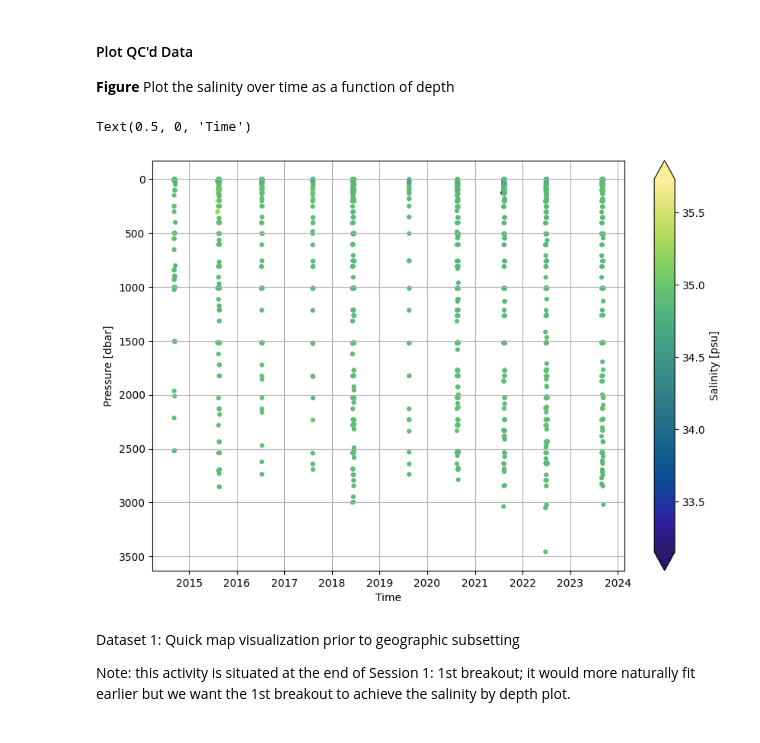
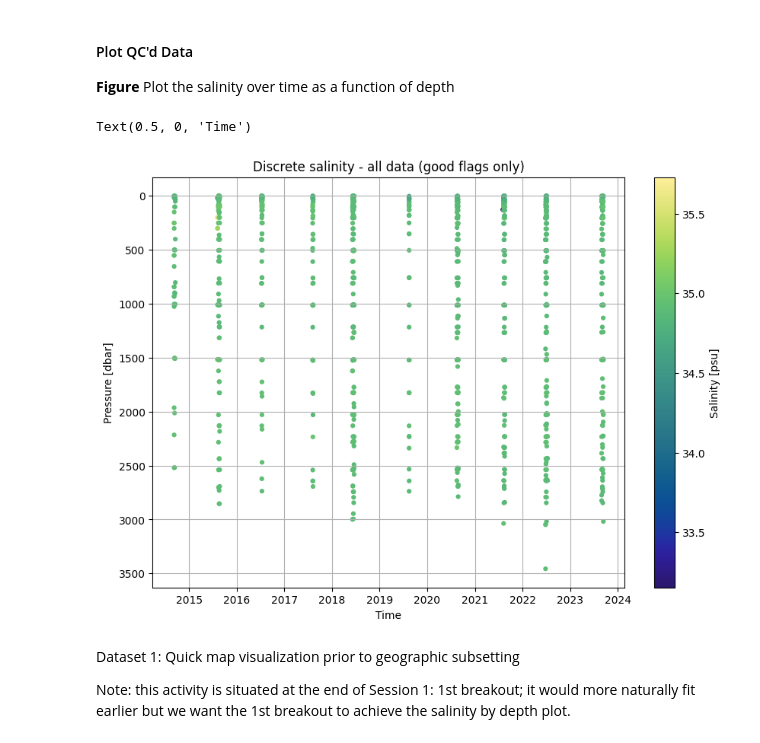
Before and after one commit to embark-cybertraining/embark-scratch-notebooks, a Jupyter notebook: sessions_1_and_2/ooi_cruises_bcodmo_session1.ipynb, the cells around one changed output. Cells and saved outputs as stored; diff of their text form; code cells hidden in the pictures.

```diff
--- a/sessions_1_and_2/ooi_cruises_bcodmo_session1.ipynb
+++ b/sessions_1_and_2/ooi_cruises_bcodmo_session1.ipynb
@@ -132,4 +125,0 @@ Convert relevant parameters to datetime if needed
-# %%
-# Convert the CTD Bottle Closure Time to a datetime data type
-df_ctd_discr_all["CTD_Bottle_Closure_Time"] = pd.to_datetime(df_ctd_discr_all["CTD_Bottle_Closure_Time"], yearfirst=True, utc=True)
-df_ctd_discr_all.dtypes["CTD_Bottle_Closure_Time"]
@@ -185,0 +182,6 @@ We could proceed with the next code cell to subset to our desired region of inte
+# %%
+# Drop any rows that have NA for CTD_Bottle_Closure_Time
+df_ctd_discr_all_qc = df_ctd_discr_all_qc.dropna(subset=["CTD_Bottle_Closure_Time"])
+
+print("Number of records after dropping any blank time rows (if any):")
+len(df_ctd_discr_all_qc["CTD_Bottle_Closure_Time"])
@@ -185,0 +191,6 @@ We could proceed with the next code cell to subset to our desired region of inte
+# %%
+# Drop any rows that have NA for "Discrete_Salinity"
+df_ctd_discr_all_qc = df_ctd_discr_all_qc.dropna(subset=["Discrete_Salinity"])
+
+print("Number of records after dropping any blank salinity rows (if any):")
+len(df_ctd_discr_all_qc["Discrete_Salinity"])
@@ -185,0 +202,4 @@ We could proceed with the next code cell to subset to our desired region of inte
+# %%
+# Convert the CTD Bottle Closure Time to a datetime data type
+df_ctd_discr_all_qc["CTD_Bottle_Closure_Time"] = pd.to_datetime(df_ctd_discr_all_qc["CTD_Bottle_Closure_Time"], yearfirst=True, utc=True)
+df_ctd_discr_all_qc.dtypes["CTD_Bottle_Closure_Time"]
@@ -258,21 +280,23 @@ Max: 35.7298 | Min: 33.153
 # %%
 fig, ax = plt.subplots(figsize=(10, 7))
 ax.invert_yaxis()
 plt.scatter(x=discrete_time,
             y=df_ctd_discr_all_qc["CTD_Pressure"],
             s=20,
             c=df_ctd_discr_all_qc["Discrete_Salinity"],
             cmap=cmap_salt,
             edgecolors="none",
             vmin=salmin_all_qc,
             vmax=salmax_all_qc)
 plt.grid()
-plt.colorbar(label="Salinity [psu]", extend='both')
+plt.colorbar(label="Salinity [psu]")
+plt.title("Discrete salinity - all data (good flags only)")
+
 ax.set_ylabel("Pressure [dbar]")
 ax.set_xlabel("Time")
 # %% [output]
 Text(0.5, 0, 'Time')
-[figure, old version]
+[figure, new version]
 # %% [markdown]
 Dataset 1: Quick map visualization prior to geographic subsetting
 
```
Also changed, not shown: parts of 32 cells of this notebook.
